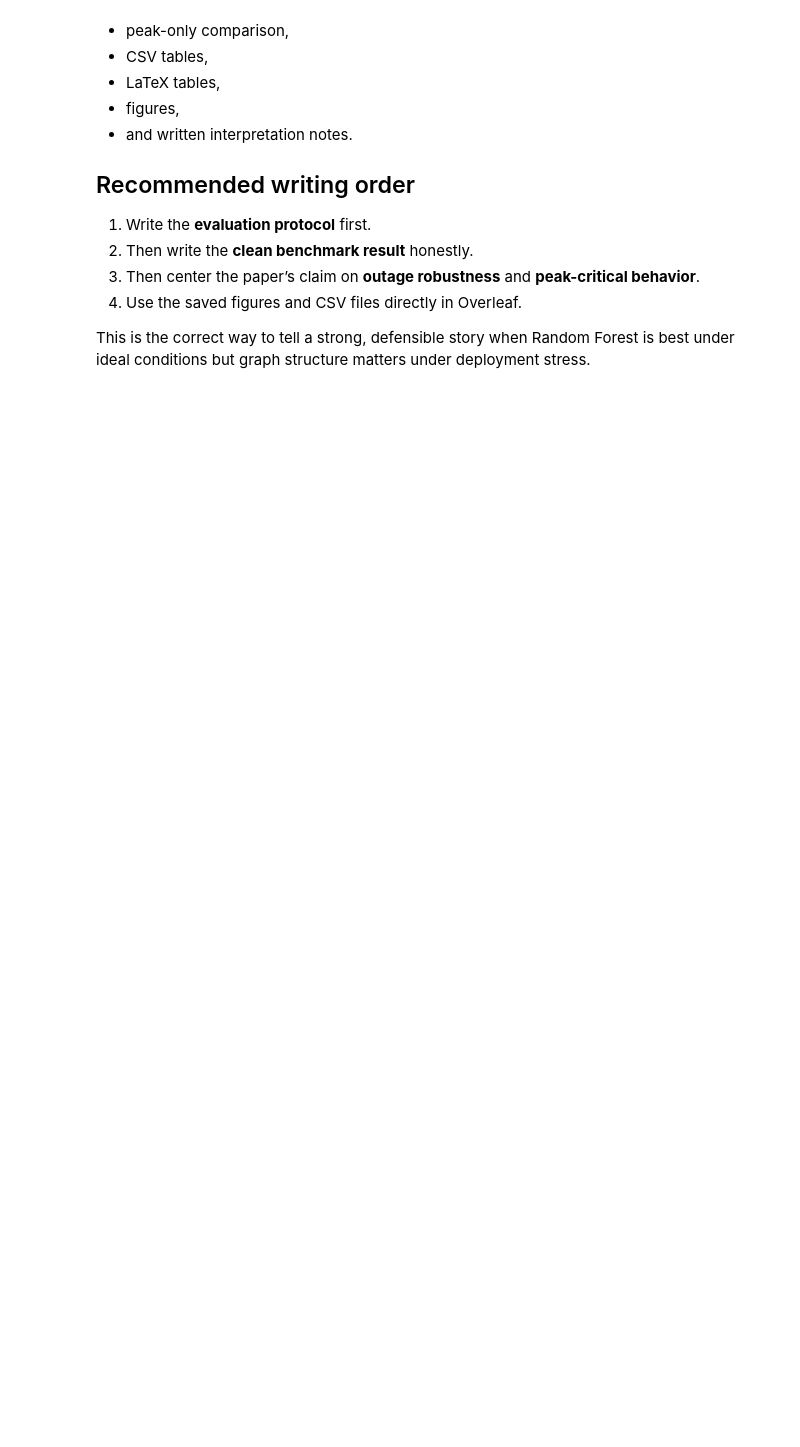
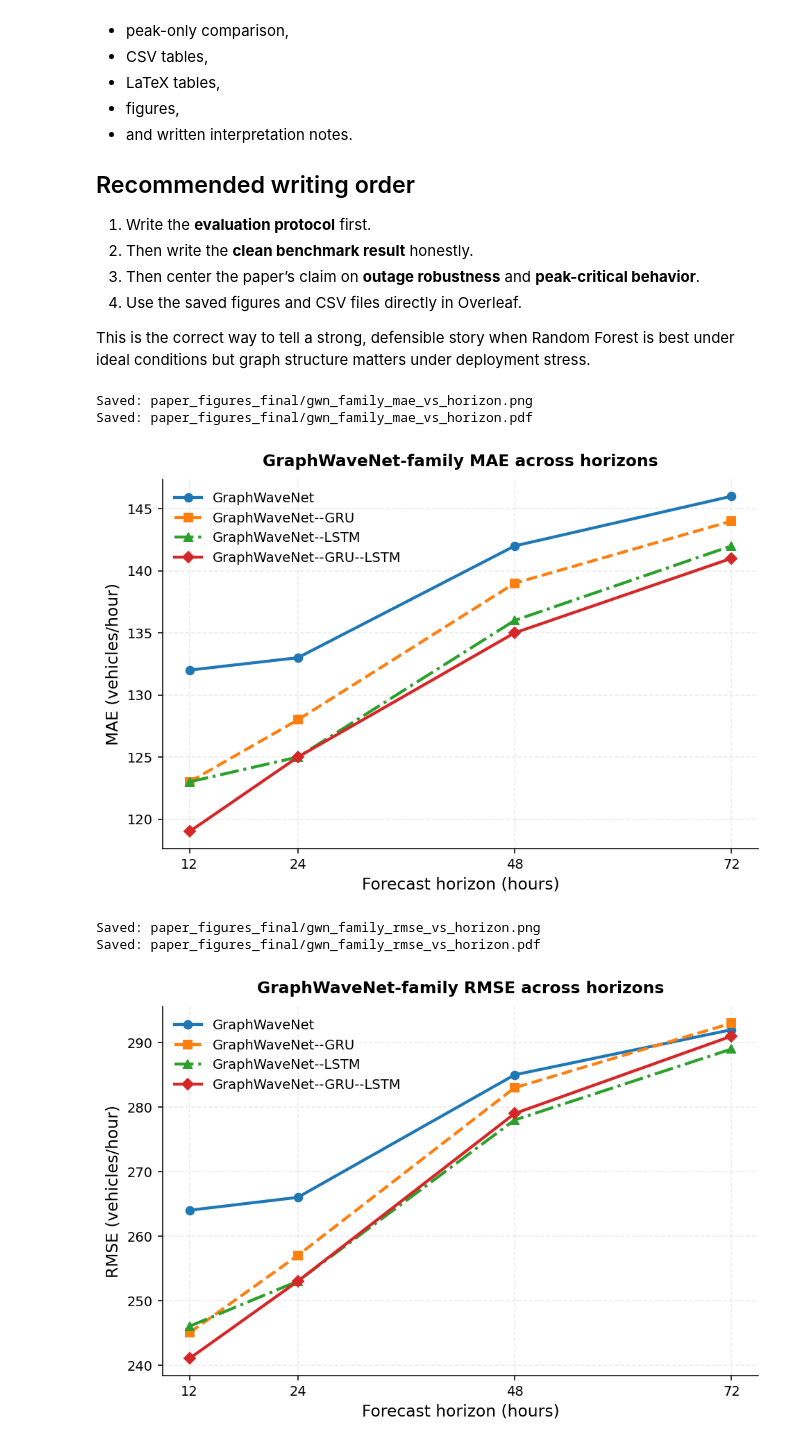
Before and after one commit to RichelCode/Spatio-Temporal-Prediction-and-Coordination-of-EV-Charging-Demand-for-Power-System-Resilience, a Jupyter notebook: Paper_Robustness_Peaks_FINAL.ipynb, the cells around one changed output. Cells and saved outputs as stored; diff of their text form; code cells hidden in the pictures; blank space fills up the shorter version.

Commit message:
Graphs for paper

```diff
--- a/Paper_Robustness_Peaks_FINAL.ipynb
+++ b/Paper_Robustness_Peaks_FINAL.ipynb
@@ -1684,3 +1684,67 @@ def save_both(fig, stem):
     fig.savefig(pdf_path, bbox_inches="tight")
     print(f"Saved: {png_path}")
     print(f"Saved: {pdf_path}")
+# %%
+# Horizons
+horizons = np.array([12, 24, 48, 72])
+
+# GraphWaveNet family metrics from your current results tables
+mae = {
+    "GraphWaveNet": [132, 133, 142, 146],
+    "GraphWaveNet--GRU": [123, 128, 139, 144],
+    "GraphWaveNet--LSTM": [123, 125, 136, 142],
+    "GraphWaveNet--GRU--LSTM": [119, 125, 135, 141],
+}
+
+rmse = {
+    "GraphWaveNet": [264, 266, 285, 292],
+    "GraphWaveNet--GRU": [245, 257, 283, 293],
+    "GraphWaveNet--LSTM": [246, 253, 278, 289],
+    "GraphWaveNet--GRU--LSTM": [241, 253, 279, 291],
+}
+
+styles = {
+    "GraphWaveNet": "o-",
+    "GraphWaveNet--GRU": "s--",
+    "GraphWaveNet--LSTM": "^-.",
+    "GraphWaveNet--GRU--LSTM": "D-",
+}
+
+# MAE plot
+fig, ax = plt.subplots(figsize=(6.8, 4.6), constrained_layout=True)
+for model, vals in mae.items():
+    ax.plot(horizons, vals, styles[model], label=model)
+ax.set_xticks(horizons)
+style_ax(
+    ax,
+    xlabel="Forecast horizon (hours)",
+    ylabel="MAE (vehicles/hour)",
+    title="GraphWaveNet-family MAE across horizons",
+    legend=True,
+    loc="upper left"
+)
+save_both(fig, "gwn_family_mae_vs_horizon")
+plt.show()
+
+# RMSE plot
+fig, ax = plt.subplots(figsize=(6.8, 4.6), constrained_layout=True)
+for model, vals in rmse.items():
+    ax.plot(horizons, vals, styles[model], label=model)
+ax.set_xticks(horizons)
+style_ax(
+    ax,
+    xlabel="Forecast horizon (hours)",
+    ylabel="RMSE (vehicles/hour)",
+    title="GraphWaveNet-family RMSE across horizons",
+    legend=True,
+    loc="upper left"
+)
+save_both(fig, "gwn_family_rmse_vs_horizon")
+plt.show()
+# %% [output]
+Saved: paper_figures_final/gwn_family_mae_vs_horizon.png
+Saved: paper_figures_final/gwn_family_mae_vs_horizon.pdf
+[figure, added]
+Saved: paper_figures_final/gwn_family_rmse_vs_horizon.png
+Saved: paper_figures_final/gwn_family_rmse_vs_horizon.pdf
+[figure, added]
```
Also changed, not shown: parts of 4 cells of this notebook, 15 other files.
